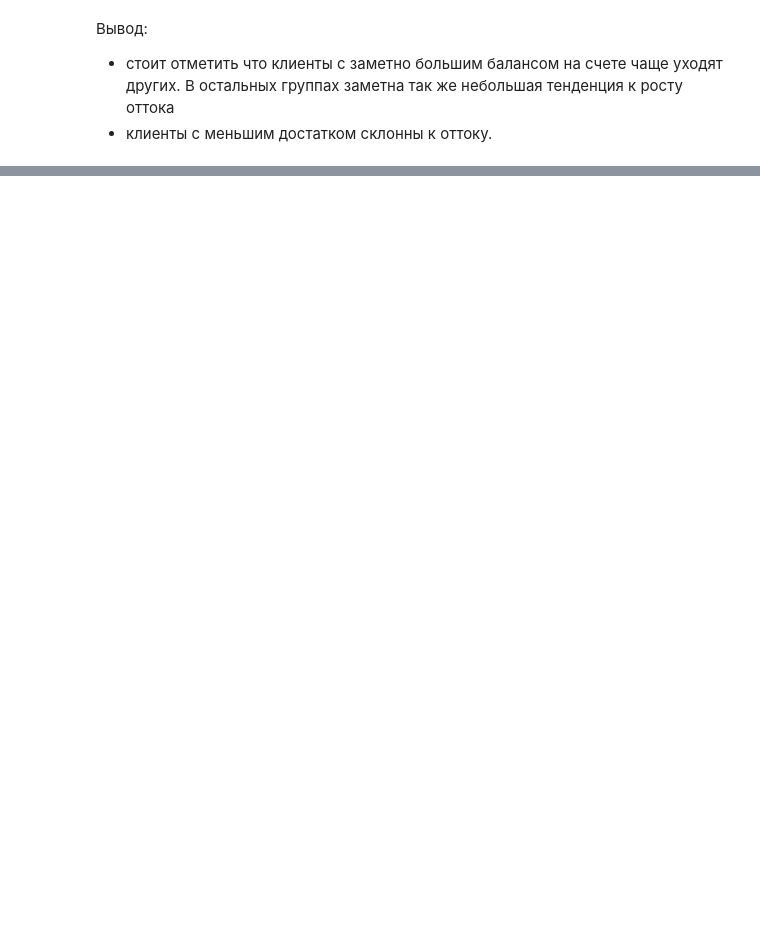
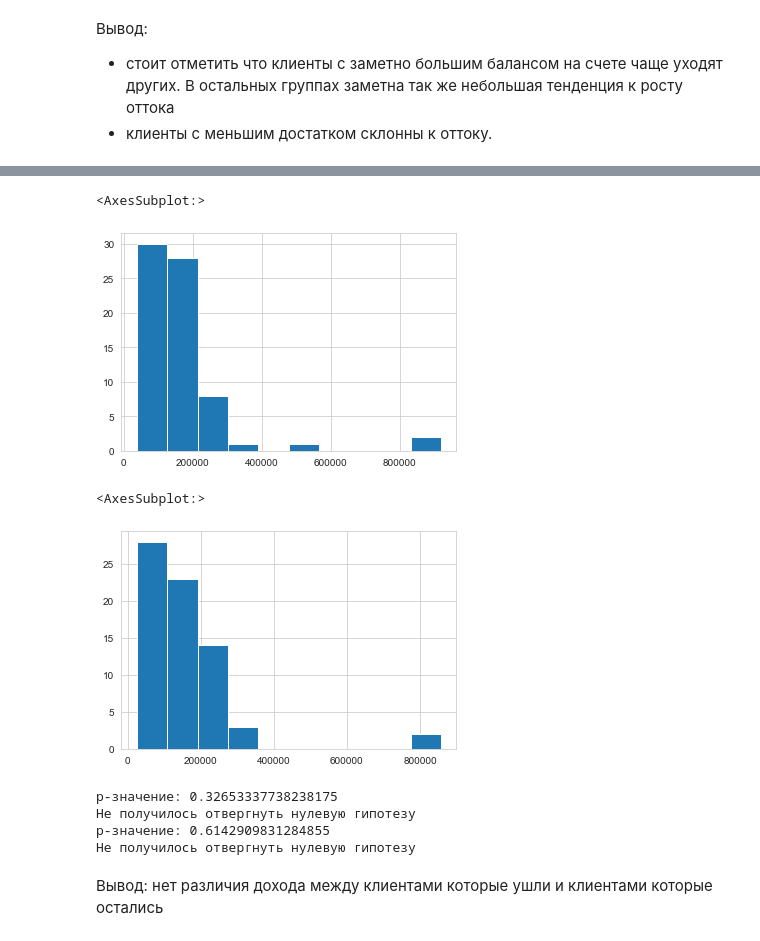
Before and after one commit to mxats1991/da_project_bank, a Jupyter notebook: da_v1.ipynb, the cells around one changed output, grey strips where cells are left out. Cells and saved outputs as stored; diff of their text form; code cells hidden in the pictures; blank space fills up the shorter version.

```diff
--- a/da_v1.ipynb
+++ b/da_v1.ipynb
@@ -589,0 +894,27 @@ df.groupby('balance_cut')['churn'].agg(['count', 'mean'])
+# %%
+df_salary_1.hist()
+# %% [output]
+<AxesSubplot:>
+[figure, added]
+<AxesSubplot:>
+[figure, added]
+# %%
+alpha = .05 # пороговое значение возьмем за 5%
+
+results = st.ttest_ind(
+    df_salary_0,
+    df_salary_1)
+
+print('p-значение:', results.pvalue)
+
+if results.pvalue < alpha:
+    print("Отвергаем нулевую гипотезу")
+else:
+    print("Не получилось отвергнуть нулевую гипотезу")
+# %% [output]
+p-значение: 0.32653337738238175
+Не получилось отвергнуть нулевую гипотезу
+p-значение: 0.6142909831284855
+Не получилось отвергнуть нулевую гипотезу
+# %% [markdown]
+Вывод: нет различия дохода между клиентами которые ушли и клиентами которые остались
```
Also changed, not shown: parts of 66 cells of this notebook, 4 other files.
